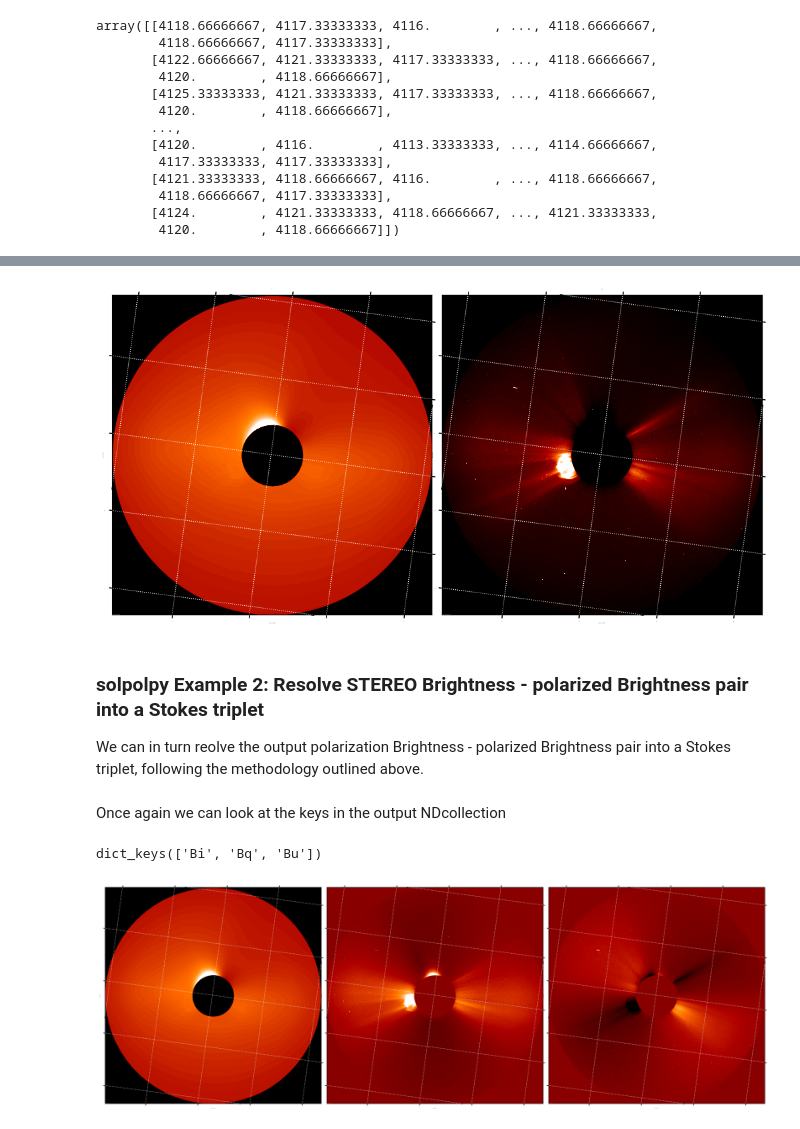
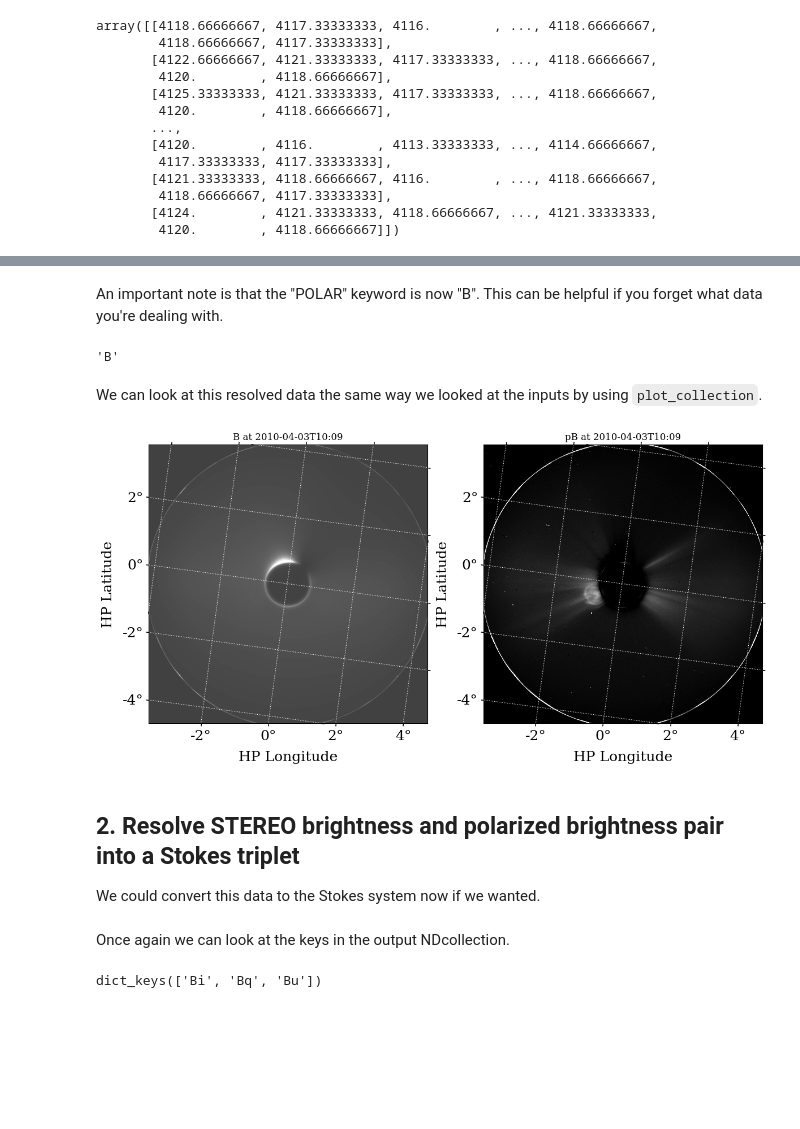
Before and after one commit to punch-mission/solpolpy, a Jupyter notebook: docs/source/example.ipynb, the cells around one changed output, grey strips where cells are left out. Cells and saved outputs as stored; diff of their text form; code cells hidden in the pictures; blank space fills up the shorter version.

```diff
--- a/docs/source/example.ipynb
+++ b/docs/source/example.ipynb
@@ -210,0 +135,2 @@ solpolpy uses SunPy's ndcube.NDCollection to store datasets, the output datasets
+# %%
+output_bpb = resolve(stereo_collection, 'BpB')
@@ -267,31 +163,17 @@ array([[4118.66666667, 4117.33333333, 4116.        , ..., 4118.66666667,
-# %%
-fig, axes = plt.subplots(1, 2,
-                         figsize=(10, 8),
-                         tight_layout=True,
-                         subplot_kw={'projection': output_bpb['B'].wcs},
-                         sharey=True)
-
-# Define data, metadata and titles for subplots
-data_list = [output_bpb['B'].data, output_bpb['pB'].data]
-meta_list = [output_bpb['B'].meta, output_bpb['pB'].meta]
-titles = ['B', 'pB']
-vmins = [0, 0]
-vmaxs = [20000, 400]
-
-# Create subplots using the create_subplot function
-for i, ax in enumerate(axes):
-    add_grid = True  # Change this to False if you don't want the grid
-    add_colorbar = True  # Change this to False if you don't want the colorbar
-    create_subplot(ax, data_list[i], meta_list[i],
-                   titles[i], vmins[i], vmaxs[i],
-                   outcube_0.mask, color_map,
-                   add_grid, add_colorbar)
-
-plt.show()
-# %% [output]
-[figure, removed]
-# %% [markdown]
-### solpolpy Example 2: Resolve STEREO Brightness - polarized Brightness pair into a Stokes triplet
-
-We can in turn reolve the output polarization Brightness - polarized Brightness pair into a Stokes triplet, following the methodology outlined above.
+# %% [markdown]
+An important note is that the "POLAR" keyword is now "B". This can be helpful if you forget what data you're dealing with.
+# %%
+output_bpb['B'].meta['POLAR']
+# %% [output]
+'B'
+# %% [markdown]
+We can look at this resolved data the same way we looked at the inputs by using `plot_collection`.
+# %%
+plot_collection(output_bpb, figsize=(14,8), vmin=0, vmax=[20000, 400])
+plt.show()
+# %% [output]
+[figure, added]
+# %% [markdown]
+## 2. Resolve STEREO brightness and polarized brightness pair into a Stokes triplet
+We could convert this data to the Stokes system now if we wanted.
 # %%
@@ -299,30 +181,6 @@ output_stokes = sp.resolve(output_bpb, 'Stokes')
 # %% [markdown]
-Once again we can look at the keys in the output NDcollection
+Once again we can look at the keys in the output NDcollection.
 # %%
 output_stokes.keys()
 # %% [output]
 dict_keys(['Bi', 'Bq', 'Bu'])
-# %%
-wcs = output_stokes['Bi'].wcs
-
-# Create the figure
-fig, axes = plt.subplots(1, 3, figsize=(18, 12), tight_layout=True, subplot_kw={'projection': wcs}, sharey=True)
-
-# Define data and titles for subplots
-data_list = [output_stokes['Bi'].data, output_stokes['Bq'].data, output_stokes['Bu'].data]
-meta_list = [output_stokes['Bi'].meta, output_stokes['Bq'].meta, output_stokes['Bu'].meta]
-titles = ['Bi', 'Bq', 'Bu']
-vmins = [0, -100, -100]
-vmaxs = [20000, 500, 500]
-
-# Create subplots using the create_subplot function
-for i, ax in enumerate(axes):
-    add_grid = True  # Change this to False if you don't want the grid
-    add_colorbar = True  # Change this to False if you don't want the colorbar
-    create_subplot(ax, data_list[i], meta_list[i], titles[i],
-                   vmins[i], vmaxs[i], outcube_0.mask, color_map,
-                   add_grid, add_colorbar)
-
-plt.show()
-# %% [output]
-[figure, removed]
```
Also changed, not shown: parts of 50 cells of this notebook, 8 other files.
